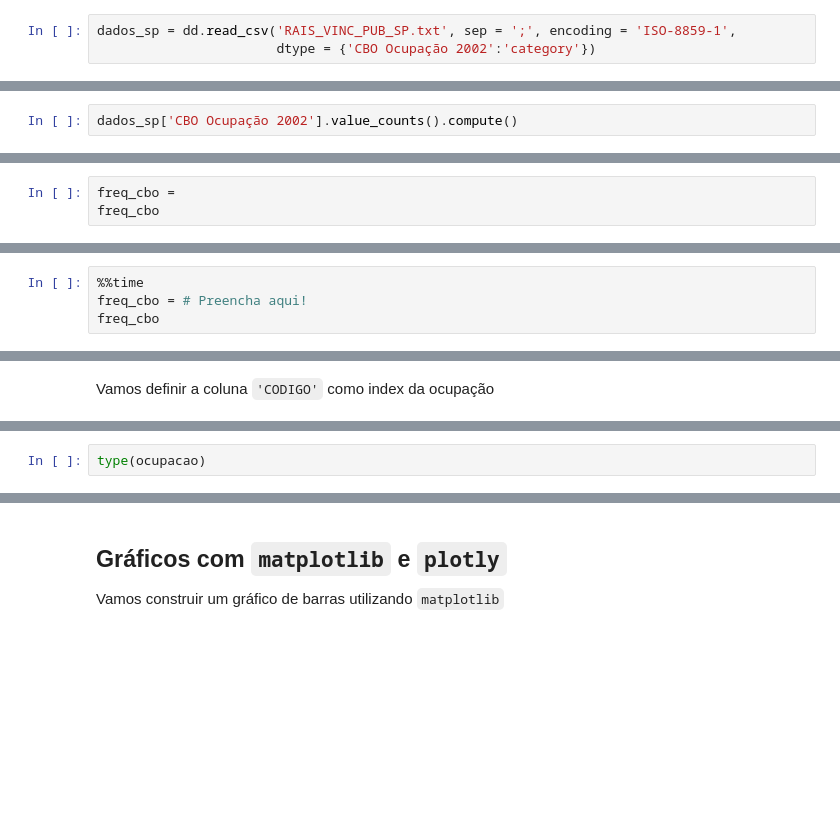
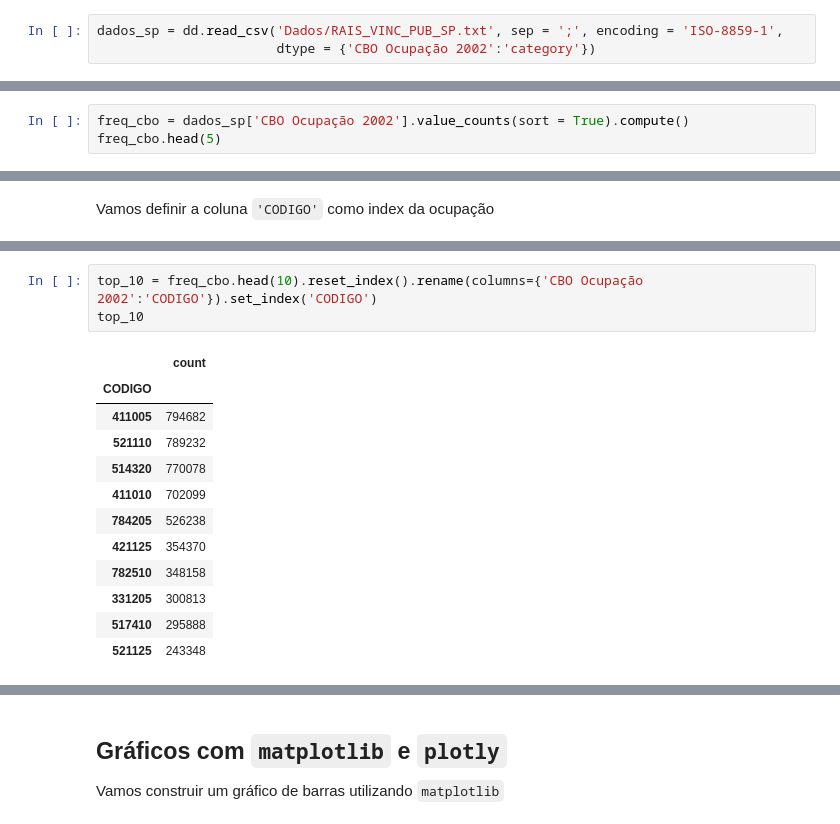
Before and after one commit to AndradeVicente/BigData-Dados-Publicos, a Jupyter notebook: Aulas/Aula-01/aula01.ipynb, the cells around one changed output, grey strips where cells are left out. Cells and saved outputs as stored; diff of their text form; blank space fills up the shorter version.

```diff
--- a/Aulas/Aula-01/aula01.ipynb
+++ b/Aulas/Aula-01/aula01.ipynb
@@ -160,7 +162,7 @@ Obs: no início fizemos `import dask.dataframe as dd`, então utilizaremos **dd*
 
 Para leitura dos dados utilizaremos:
 # %%
-dados_sp = dd.read_csv('RAIS_VINC_PUB_SP.txt', sep = ';', encoding = 'ISO-8859-1',
+dados_sp = dd.read_csv('Dados/RAIS_VINC_PUB_SP.txt', sep = ';', encoding = 'ISO-8859-1',
                        dtype = {'CBO Ocupação 2002':'category'})
 # %% [markdown]
 ## Amostra dos dados
@@ -234,6 +236,7 @@ Index(['Bairros SP', 'Bairros Fortaleza', 'Bairros RJ', 'Causa Afastamento 1',
        'Ind Trab Parcial'],
       dtype='object')
 # %%
-dados_sp['CBO Ocupação 2002'].value_counts().compute()
+freq_cbo = dados_sp['CBO Ocupação 2002'].value_counts(sort = True).compute()
+freq_cbo.head(5)
 # %% [output]
 CBO Ocupação 2002
@@ -252,16 +249,9 @@ Name: count, Length: 2544, dtype: int64
-# %%
-freq_cbo =
-freq_cbo
 # %% [markdown]
 Você deve ter percebido que apenas com `.value_counts()` não obtivemos nada interessante como resposta! Isto acontece porque o cálculo foi configurado (Task Graph) porém ainda não executado/calculado.
 
 <img src="https://docs.dask.org/en/stable/_images/dask-overview.svg">
 
 Para obtenção dos resultados, vamos utilizar `.compute()`
-# %%
-%%time
-freq_cbo = # Preencha aqui!
-freq_cbo
 # %% [markdown]
 e então, ao conferir o tipo de dados retornado:
 # %%
@@ -307,2 +301,16 @@ ocupacao
 # %%
-type(ocupacao)
+top_10 = freq_cbo.head(10).reset_index().rename(columns={'CBO Ocupação 2002':'CODIGO'}).set_index('CODIGO')
+top_10
+# %% [output]
+|  | count |
+| CODIGO |  |
+| 411005 | 794682 |
+| 521110 | 789232 |
+| 514320 | 770078 |
+| 411010 | 702099 |
+| 784205 | 526238 |
+| 421125 | 354370 |
+| 782510 | 348158 |
+| 331205 | 300813 |
+| 517410 | 295888 |
+| 521125 | 243348 |
```
Also changed, not shown: parts of 25 cells of this notebook, 1 other file.
